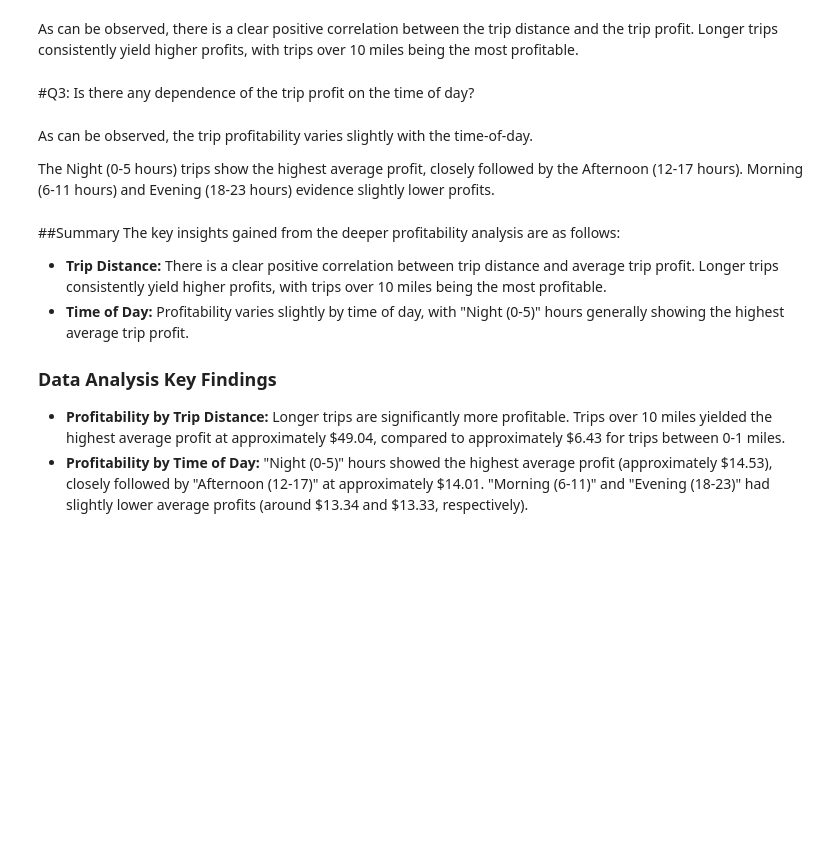
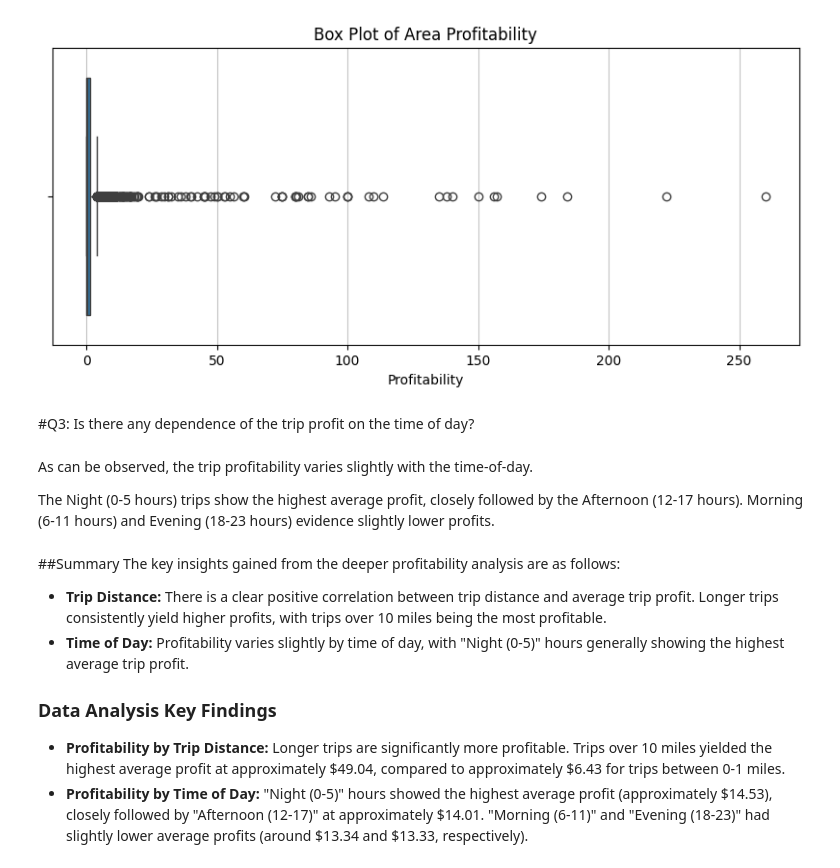
Before and after one commit to aavarela/SPBD_Labs, a Jupyter notebook: project.ipynb, the cells around one changed output. Cells and saved outputs as stored; diff of their text form; code cells hidden in the pictures; blank space fills up the shorter version.

```diff
--- a/project.ipynb
+++ b/project.ipynb
@@ -261 +310,18 @@ The box plot further confirms the right-skewness and highlights the presence of
+# %%
+#@title Show boxplot of the profitability data
+import matplotlib.pyplot as plt
+import seaborn as sns
+
+# Convert the 'profitability' column to a Pandas Series for plotting
+profitability_pd = area_profitability.select('profitability').toPandas()['profitability']
+
+# Show boxplot
+plt.figure(figsize=(10, 4))
+sns.boxplot(x=profitability_pd)
+plt.title('Box Plot of Area Profitability')
+plt.xlabel('Profitability')
+plt.grid(axis='x', alpha=0.75)
+plt.show()
+# %% [output]
+[figure, added]
 # %%
@@ -313,5 +373,3 @@ plt.show()
-# %% [markdown]
-As can be observed, there is a clear positive correlation between the trip distance and the trip profit. Longer trips consistently yield higher profits, with trips over 10 miles being the most profitable.
 # %% [markdown]
 #Q3: Is there any dependence of the trip profit on the time of day?
 # %%
```
Also changed, not shown: parts of 27 cells of this notebook.
